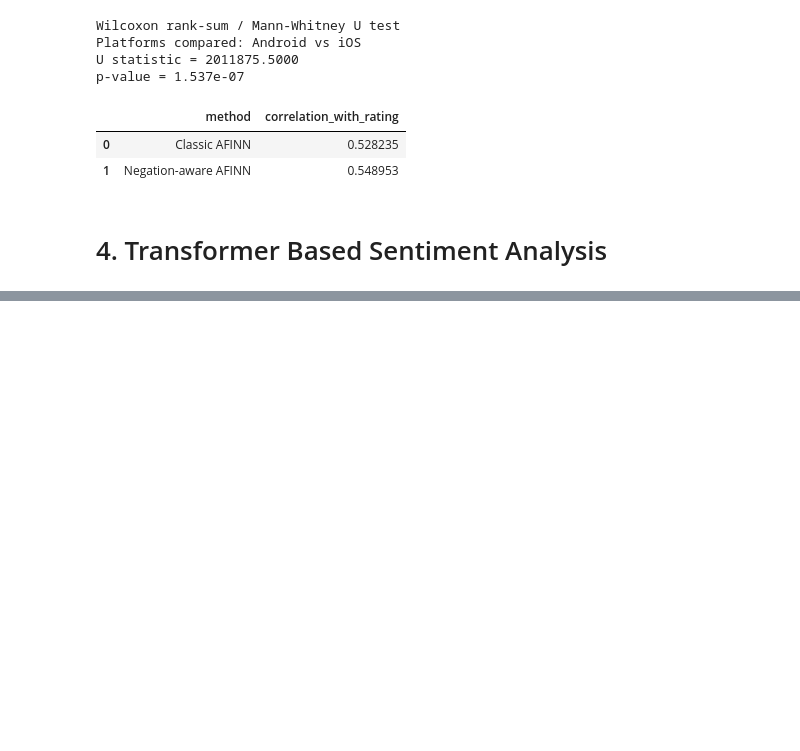
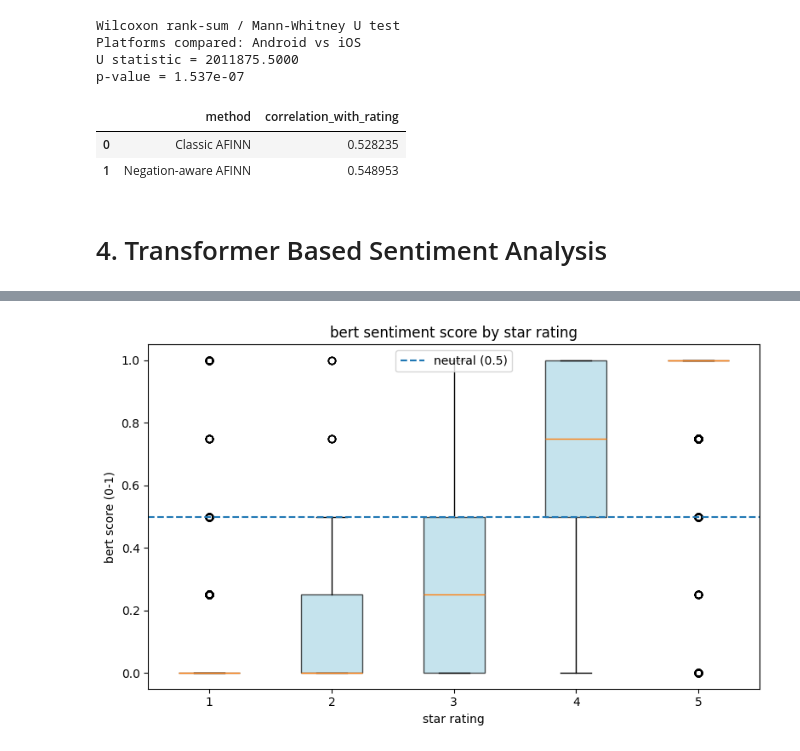
Before and after one commit to dpchi12/sentiment-analysis-for-banks-mobile-app-review, a Jupyter notebook: Model (old data)/old_approach_sentiment_analysis.ipynb, the cells around one changed output, grey strips where cells are left out. Saved outputs shown, nothing was run; the diff lists cells and outputs as text; code cells hidden in the pictures; blank space fills up the shorter version.

```diff
--- a/Model (old data)/old_approach_sentiment_analysis.ipynb
+++ b/Model (old data)/old_approach_sentiment_analysis.ipynb
@@ -1610,0 +1657,25 @@ correlation_comparison
+# %%
+# the model returns labels like "1 star", "2 stars", ..., "5 stars"
+# we extract:
+#   bert_stars  : predicted 1-5 star rating (integer)
+#   bert_score  : normalized 0-1 positive sentiment score, derived as (stars - 1) / 4
+#   bert_conf   : raw confidence of the predicted label
+
+print("scoring sentiment (this will take several minutes on cpu) ...")
+
+bert_stars_list = []
+bert_score_list = []
+bert_conf_list = []
+
+for text in data["clean_text"].tolist():
+    result = sentiment_classifier(text)[0]
+    stars = int(result["label"].split()[0])      # "3 stars" -> 3
+    bert_stars_list.append(stars)
+    bert_score_list.append((stars - 1) / 4)     # normalize to [0, 1]
+    bert_conf_list.append(result["score"])
+
+data["bert_stars"] = bert_stars_list
+data["bert_score"] = bert_score_list
+data["bert_conf"] = bert_conf_list
+
+print(data[["bert_stars", "bert_score", "bert_conf"]].describe())
@@ -1610,0 +1717,19 @@ correlation_comparison
+# %%
+ratings = sorted(data["rating"].dropna().unique())
+box_data = [data.loc[data["rating"] == r, "bert_score"] for r in ratings]
+rating_labels = [str(int(r)) for r in ratings]
+
+fig, ax = plt.subplots(figsize=(8, 5))
+box = ax.boxplot(box_data, labels=rating_labels, patch_artist=True)
+for patch in box["boxes"]:
+    patch.set_facecolor("lightblue")
+    patch.set_alpha(0.7)
+ax.axhline(0.5, linestyle="--", label="neutral (0.5)")
+ax.set_title("bert sentiment score by star rating")
+ax.set_xlabel("star rating")
+ax.set_ylabel("bert score (0-1)")
+ax.legend()
+plt.tight_layout()
+plt.show()
+# %% [output]
+[figure, added]
```
Also changed, not shown: parts of 15 cells of this notebook, 1 other file.
